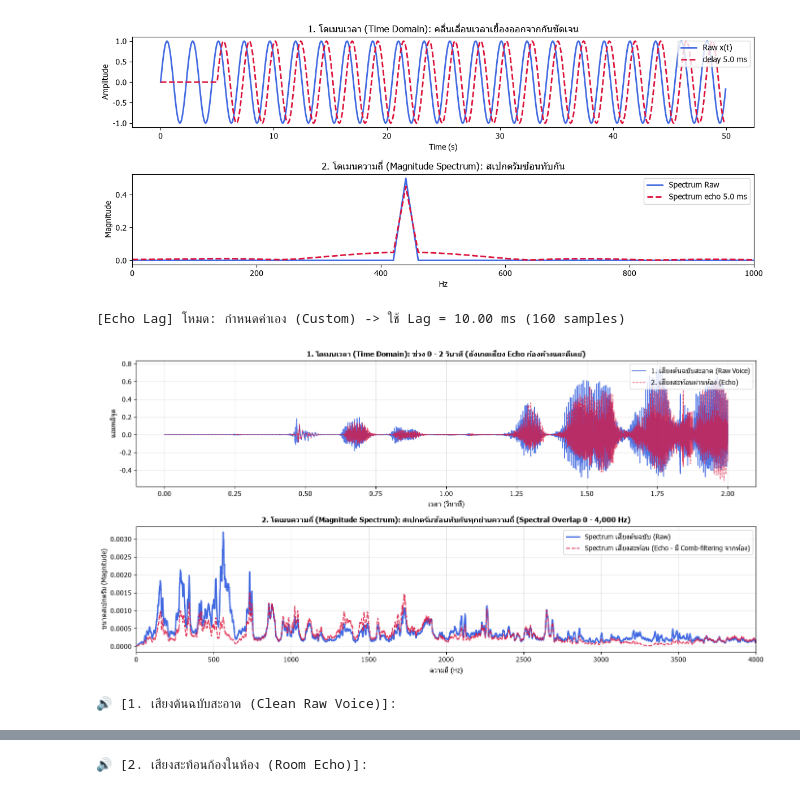
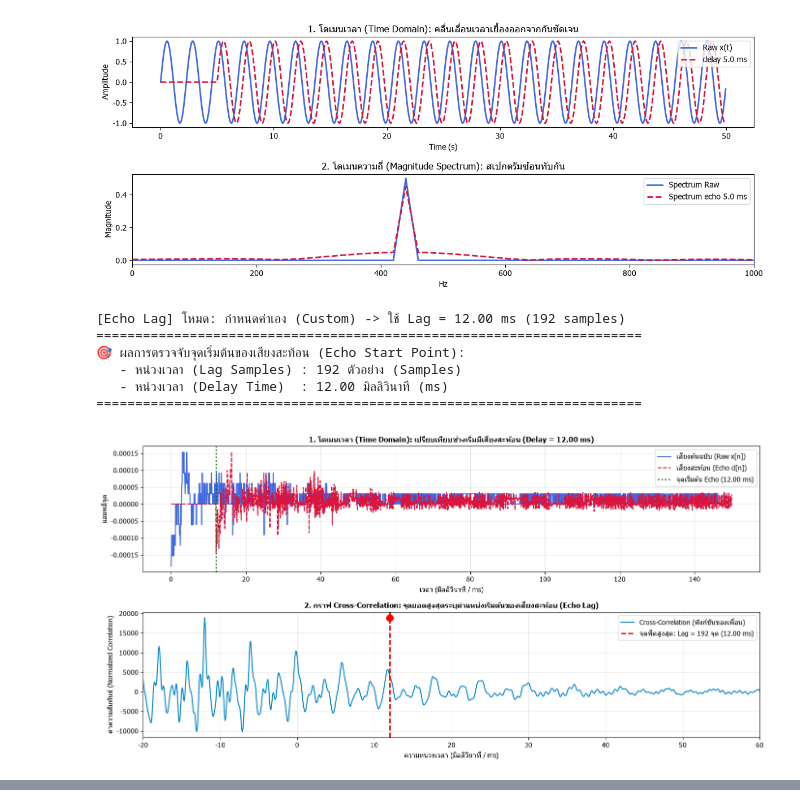
Before and after one commit to KhaoTaiKi/dsp-aec-project, a Jupyter notebook: notebooks/main.ipynb, the cells around one changed output, grey strips where cells are left out. Cells and saved outputs as stored; diff of their text form; code cells hidden in the pictures.

Commit message:
feat(main): update cell 2 to Echo Start Point (Lag) Detection using correlation_offset

```diff
--- a/notebooks/main.ipynb
+++ b/notebooks/main.ipynb
@@ -53,51 +53,60 @@ plt.tight_layout()
 # %% [output]
 [figure]
 # %%
-# 1. ดึงสัญญาณเสียงคนพูดจริง (Far-End) และเสียงสะท้อนผ่านห้อง (Echo)
-t, raw, echo, fs = get_scenario_audio(scenario=1, clip_idx1=0, reverb_level=1, lag_ms=10.0)
+# ==============================================================================
+# ค้นหาจุดเริ่มต้นของเสียงสะท้อน (Echo Lag / Delay Detection)
+# ==============================================================================
+# 1. โหลดเสียงคนพูดจริงและจำลองเสียงสะท้อนผ่านห้อง (S1: กำหนด Delay ไว้ 12 ms)
+t, raw, echo, fs = get_scenario_audio(scenario=1, clip_idx1=0, reverb_level=1, lag_ms=12.0)
 
-# 2. คำนวณ Magnitude Spectrum ด้วยฟังก์ชัน spectrum() ของเรา
-freqs, mag_raw = spectrum(raw, fs=fs)
-_, mag_echo = spectrum(echo, fs=fs)
+# 2. ค้นหาจุดเริ่มต้นของเสียงสะท้อนด้วยฟังก์ชัน correlation_offset ของเพื่อน
+search_len = int(fs * 1.5)  # ใช้สัญญาณช่วง 1.5 วินาทีแรกเพื่อความเร็วและความแม่นยำ
+corr, lags, best_lag = correlation_offset(raw[:search_len], echo[:search_len])
+det_lag = abs(best_lag)
+best_lag_ms = (det_lag / fs) * 1000.0
 
-# 3. เกลี่ยให้เรียบ (Smoothing) ด้วย savgol_filter เพื่อให้มองเห็นโครงสร้าง Formants เสียงมนุษย์ได้ชัดเจน
-mag_raw_smooth = savgol_filter(mag_raw, window_length=101, polyorder=3)
-mag_echo_smooth = savgol_filter(mag_echo, window_length=101, polyorder=3)
+print("=" * 70)
+print(f"🎯 ผลการตรวจจับจุดเริ่มต้นของเสียงสะท้อน (Echo Start Point):")
+print(f"   - หน่วงเวลา (Lag Samples) : {det_lag} ตัวอย่าง (Samples)")
+print(f"   - หน่วงเวลา (Delay Time)  : {best_lag_ms:.2f} มิลลิวินาที (ms)")
+print("=" * 70)
 
-# 4. พล็อตกราฟเปรียบเทียบ Time Domain และ Frequency Domain
+# 3. พล็อตกราฟเปรียบเทียบคลื่นเสียงและจุดยอด Cross-Correlation
 plt.figure(figsize=(14, 7))
 
-# 4.1 โดเมนเวลา (Time Domain)
+# 3.1 โดเมนเวลา: ดูการเลื่อนเยื้องของเสียง Echo
 plt.subplot(2, 1, 1)
-plt.plot(t[:fs * 2], raw[:fs * 2], label="1. เสียงต้นฉบับสะอาด (Raw Voice)", color="royalblue", lw=1.2, alpha=0.9)
-plt.plot(t[:fs * 2], echo[:fs * 2], label="2. เสียงสะท้อนผ่านห้อง (Echo)", color="crimson", lw=1.0, linestyle="--", alpha=0.75)
-plt.title("1. โดเมนเวลา (Time Domain): ช่วง 0 - 2 วินาที (สังเกตเสียง Echo ก้องค้างและดีเลย์)", fontsize=11, fontweight="bold")
-plt.xlabel("เวลา (วินาที)")
+zoom_n = int(fs * 0.15)  # ซูมดูช่วง 150 ms แรกเพื่อเห็นจุดเริ่มชัดเจน
+t_zoom = t[:zoom_n] * 1000.0
+plt.plot(t_zoom, raw[:zoom_n], color="royalblue", lw=1.5, label="เสียงต้นฉบับ (Raw x[n])")
+plt.plot(t_zoom, echo[:zoom_n], color="crimson", lw=1.5, linestyle="--", label="เสียงสะท้อน (Echo d[n])")
+plt.axvline(best_lag_ms, color="darkgreen", lw=2, linestyle=":", label=f"จุดเริ่มต้น Echo ({best_lag_ms:.2f} ms)")
+plt.title(f"1. โดเมนเวลา (Time Domain): เปรียบเทียบช่วงเริ่มมีเสียงสะท้อน (Delay = {best_lag_ms:.2f} ms)", fontsize=11, fontweight="bold")
+plt.xlabel("เวลา (มิลลิวินาที / ms)")
 plt.ylabel("แอมพลิจูด")
 plt.legend(loc="upper right")
 plt.grid(True, alpha=0.3)
 
-# 4.2 โดเมนความถี่ (Magnitude Spectrum)
+# 3.2 กราฟ Normalized Cross-Correlation หาจุดยอด (Peak)
 plt.subplot(2, 1, 2)
-plt.plot(freqs, mag_raw_smooth, label="Spectrum เสียงต้นฉบับ (Raw)", color="royalblue", lw=2.0)
-plt.plot(freqs, mag_echo_smooth, label="Spectrum เสียงสะท้อน (Echo - มี Comb-filtering จากห้อง)", color="crimson", lw=1.5, linestyle="--", alpha=0.85)
-plt.title("2. โดเมนความถี่ (Magnitude Spectrum): สเปกตรัมซ้อนทับกันทุกย่านความถี่ (Spectral Overlap 0 - 4,000 Hz)", fontsize=11, fontweight="bold")
-plt.xlabel("ความถี่ (Hz)")
-plt.ylabel("ขนาดสเปกตรัม (Magnitude)")
-plt.xlim(0, 4000)
+lags_ms = (lags / fs) * 1000.0
+plt.plot(lags_ms, corr, color="#0284c7", lw=1.5, label="Cross-Correlation (ฟังก์ชันของเพื่อน)")
+plt.axvline(best_lag_ms, color="red", linestyle="--", lw=2, label=f"จุดพีคสูงสุด: Lag = {det_lag} จุด ({best_lag_ms:.2f} ms)")
+plt.scatter([best_lag_ms], [corr[np.argmax(corr)]], color="red", s=100, zorder=5)
+plt.xlim(-20, 60)
+plt.title("2. กราฟ Cross-Correlation: จุดยอดสูงสุดระบุตำแหน่งเริ่มต้นของเสียงสะท้อน (Echo Lag)", fontsize=11, fontweight="bold")
+plt.xlabel("ความหน่วงเวลา (มิลลิวินาที / ms)")
+plt.ylabel("ค่าความสัมพันธ์ (Normalized Correlation)")
 plt.legend(loc="upper right")
 plt.grid(True, alpha=0.3)
 
 plt.tight_layout()
 plt.show()
-
-# 5. เครื่องเล่นเสียงสำหรับกดฟังเปรียบเทียบ
-print("🔊 [1. เสียงต้นฉบับสะอาด (Clean Raw Voice)]:")
-ipd.display(ipd.Audio(raw, rate=fs))
-
-print("🔊 [2. เสียงสะท้อนก้องในห้อง (Room Echo)]:")
-ipd.display(ipd.Audio(echo, rate=fs))
 # %% [output]
-[Echo Lag] โหมด: กำหนดค่าเอง (Custom) -> ใช้ Lag = 10.00 ms (160 samples)
+[Echo Lag] โหมด: กำหนดค่าเอง (Custom) -> ใช้ Lag = 12.00 ms (192 samples)
+======================================================================
+🎯 ผลการตรวจจับจุดเริ่มต้นของเสียงสะท้อน (Echo Start Point):
+   - หน่วงเวลา (Lag Samples) : 192 ตัวอย่าง (Samples)
+   - หน่วงเวลา (Delay Time)  : 12.00 มิลลิวินาที (ms)
+======================================================================
-[figure, old version]
+[figure, new version]
-🔊 [1. เสียงต้นฉบับสะอาด (Clean Raw Voice)]:
@@ -105 +112,0 @@ ipd.display(ipd.Audio(echo, rate=fs))
-🔊 [2. เสียงสะท้อนก้องในห้อง (Room Echo)]:
```
Also changed, not shown: parts of 1 cell of this notebook.
